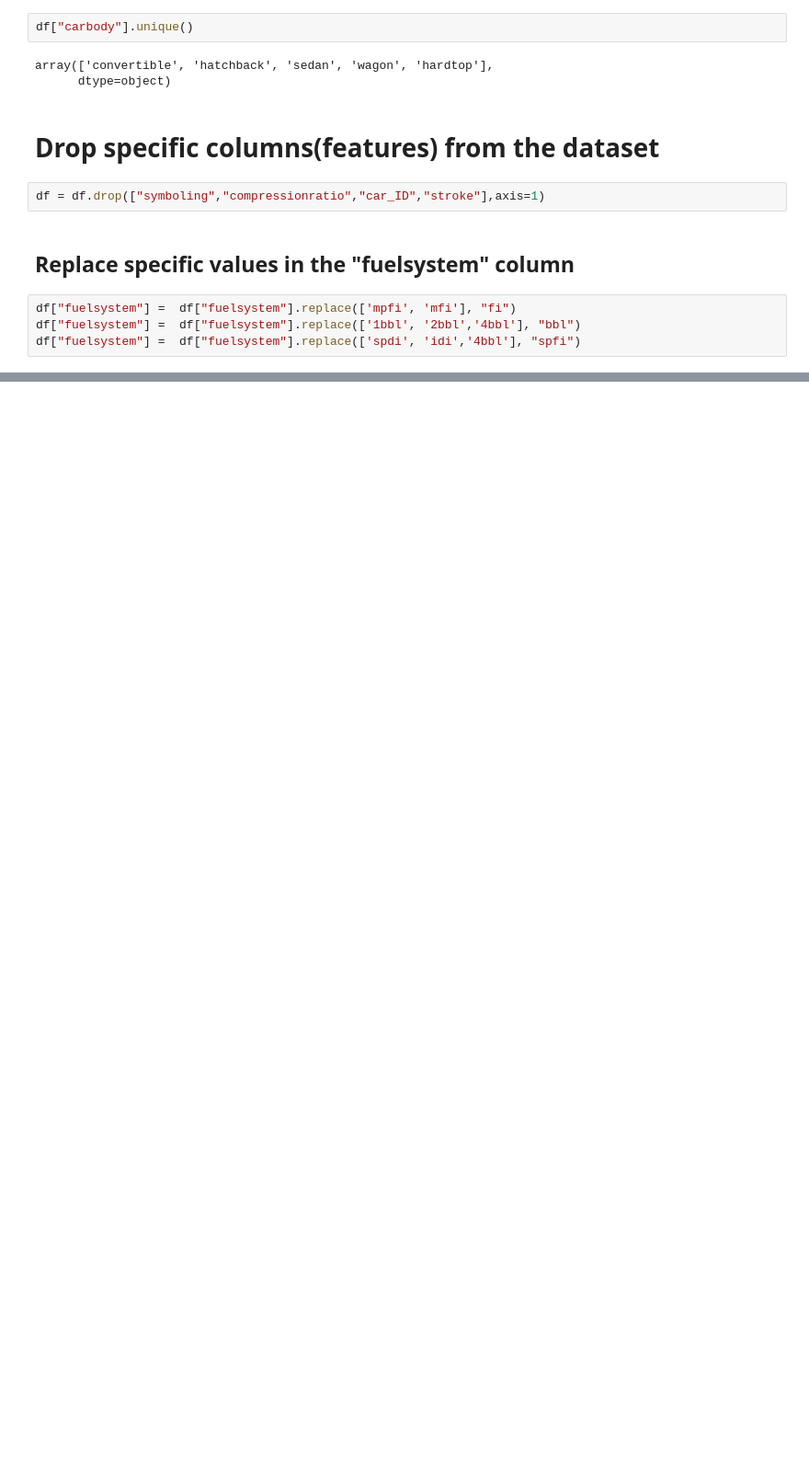
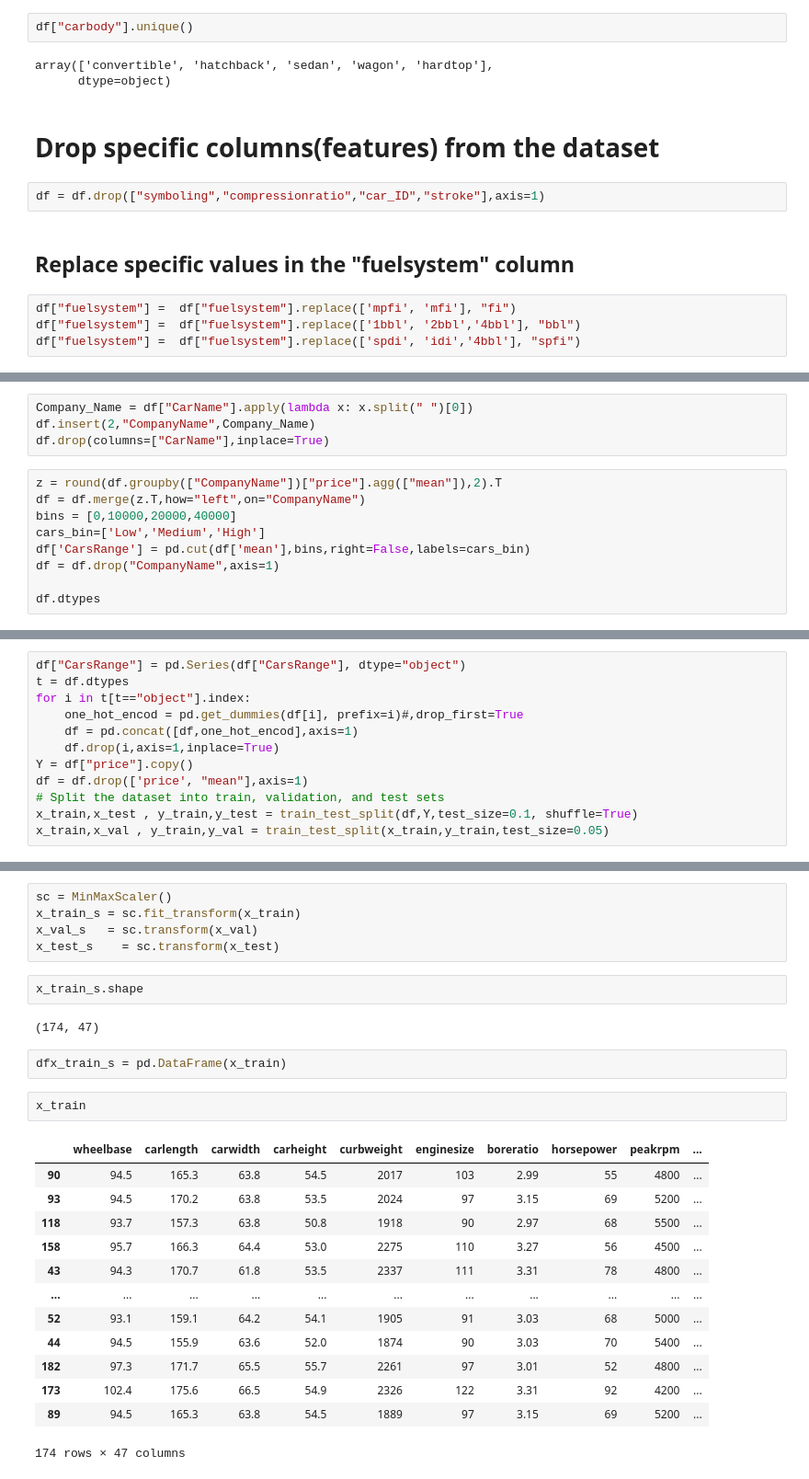
Before and after one commit to MortezaEbP/NeuralNetworkWithKerasTuner, a Jupyter notebook: NeuralNetworkWithKerasTuner.ipynb, the cells around one changed output, grey strips where cells are left out. Shown at 92% size. Saved outputs shown, nothing was run; the diff lists cells and outputs as text; blank space fills up the shorter version.

```diff
--- a/NeuralNetworkWithKerasTuner.ipynb
+++ b/NeuralNetworkWithKerasTuner.ipynb
@@ -152,0 +156,13 @@ df["fuelsystem"] =  df["fuelsystem"].replace(['spdi', 'idi','4bbl'], "spfi")
+# %%
+Company_Name = df["CarName"].apply(lambda x: x.split(" ")[0])
+df.insert(2,"CompanyName",Company_Name)
+df.drop(columns=["CarName"],inplace=True)
+# %%
+z = round(df.groupby(["CompanyName"])["price"].agg(["mean"]),2).T
+df = df.merge(z.T,how="left",on="CompanyName")
+bins = [0,10000,20000,40000]
+cars_bin=['Low','Medium','High']
+df['CarsRange'] = pd.cut(df['mean'],bins,right=False,labels=cars_bin)
+df = df.drop("CompanyName",axis=1)
+
+df.dtypes
@@ -152,0 +187,12 @@ df["fuelsystem"] =  df["fuelsystem"].replace(['spdi', 'idi','4bbl'], "spfi")
+# %%
+df["CarsRange"] = pd.Series(df["CarsRange"], dtype="object")
+t = df.dtypes
+for i in t[t=="object"].index:
+    one_hot_encod = pd.get_dummies(df[i], prefix=i)#,drop_first=True
+    df = pd.concat([df,one_hot_encod],axis=1)
+    df.drop(i,axis=1,inplace=True)
+Y = df["price"].copy()
+df = df.drop(['price', "mean"],axis=1)
+# Split the dataset into train, validation, and test sets
+x_train,x_test , y_train,y_test = train_test_split(df,Y,test_size=0.1, shuffle=True)
+x_train,x_val , y_train,y_val = train_test_split(x_train,y_train,test_size=0.05)
@@ -152,0 +201,27 @@ df["fuelsystem"] =  df["fuelsystem"].replace(['spdi', 'idi','4bbl'], "spfi")
+# %%
+sc = MinMaxScaler()
+x_train_s = sc.fit_transform(x_train)
+x_val_s   = sc.transform(x_val)
+x_test_s    = sc.transform(x_test)
+# %%
+x_train_s.shape
+# %% [output]
+(174, 47)
+# %%
+dfx_train_s = pd.DataFrame(x_train)
+# %%
+x_train
+# %% [output]
+|  | wheelbase | carlength | carwidth | carheight | curbweight | enginesize | boreratio | horsepower | peakrpm | ... |
+| 90 | 94.5 | 165.3 | 63.8 | 54.5 | 2017 | 103 | 2.99 | 55 | 4800 | ... |
+| 93 | 94.5 | 170.2 | 63.8 | 53.5 | 2024 | 97 | 3.15 | 69 | 5200 | ... |
+| 118 | 93.7 | 157.3 | 63.8 | 50.8 | 1918 | 90 | 2.97 | 68 | 5500 | ... |
+| 158 | 95.7 | 166.3 | 64.4 | 53.0 | 2275 | 110 | 3.27 | 56 | 4500 | ... |
+| 43 | 94.3 | 170.7 | 61.8 | 53.5 | 2337 | 111 | 3.31 | 78 | 4800 | ... |
+| ... | ... | ... | ... | ... | ... | ... | ... | ... | ... | ... |
+| 52 | 93.1 | 159.1 | 64.2 | 54.1 | 1905 | 91 | 3.03 | 68 | 5000 | ... |
+| 44 | 94.5 | 155.9 | 63.6 | 52.0 | 1874 | 90 | 3.03 | 70 | 5400 | ... |
+| 182 | 97.3 | 171.7 | 65.5 | 55.7 | 2261 | 97 | 3.01 | 52 | 4800 | ... |
+| 173 | 102.4 | 175.6 | 66.5 | 54.9 | 2326 | 122 | 3.31 | 92 | 4200 | ... |
+| 89 | 94.5 | 165.3 | 63.8 | 54.5 | 1889 | 97 | 3.15 | 69 | 5200 | ... |
+174 rows × 47 columns
```
Also changed, not shown: parts of 25 cells of this notebook.
